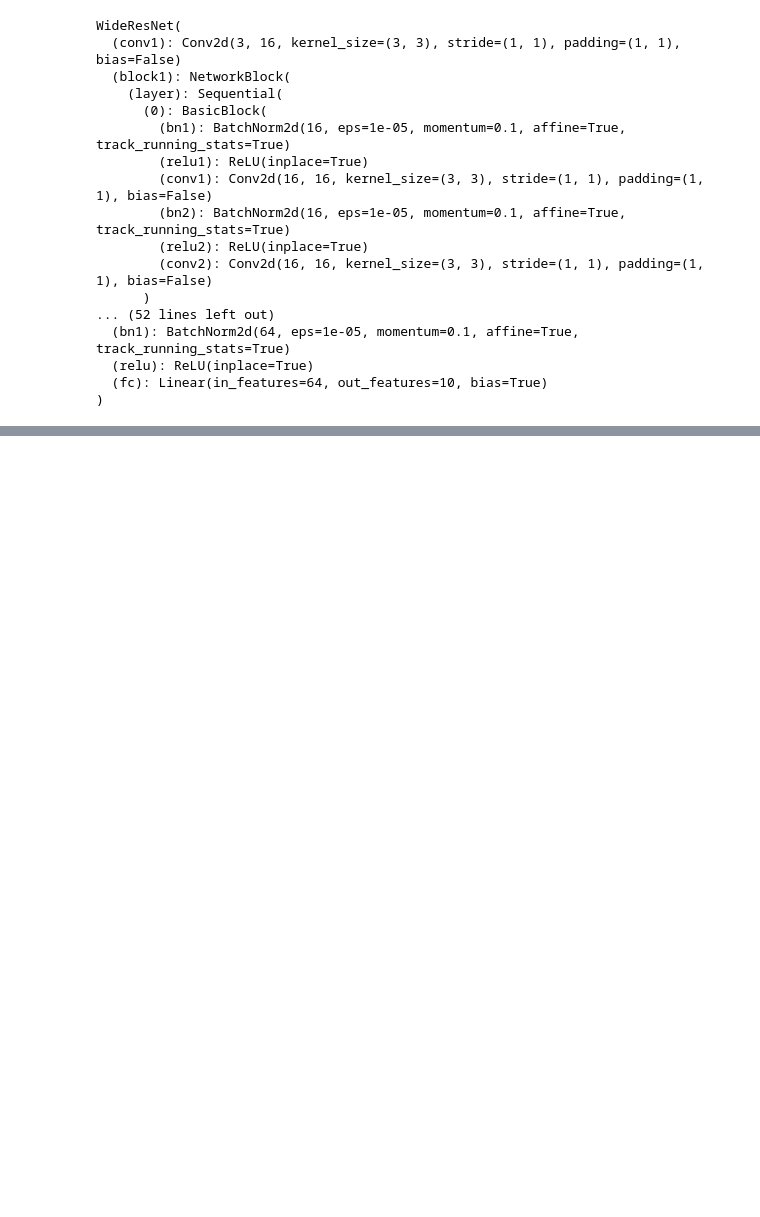
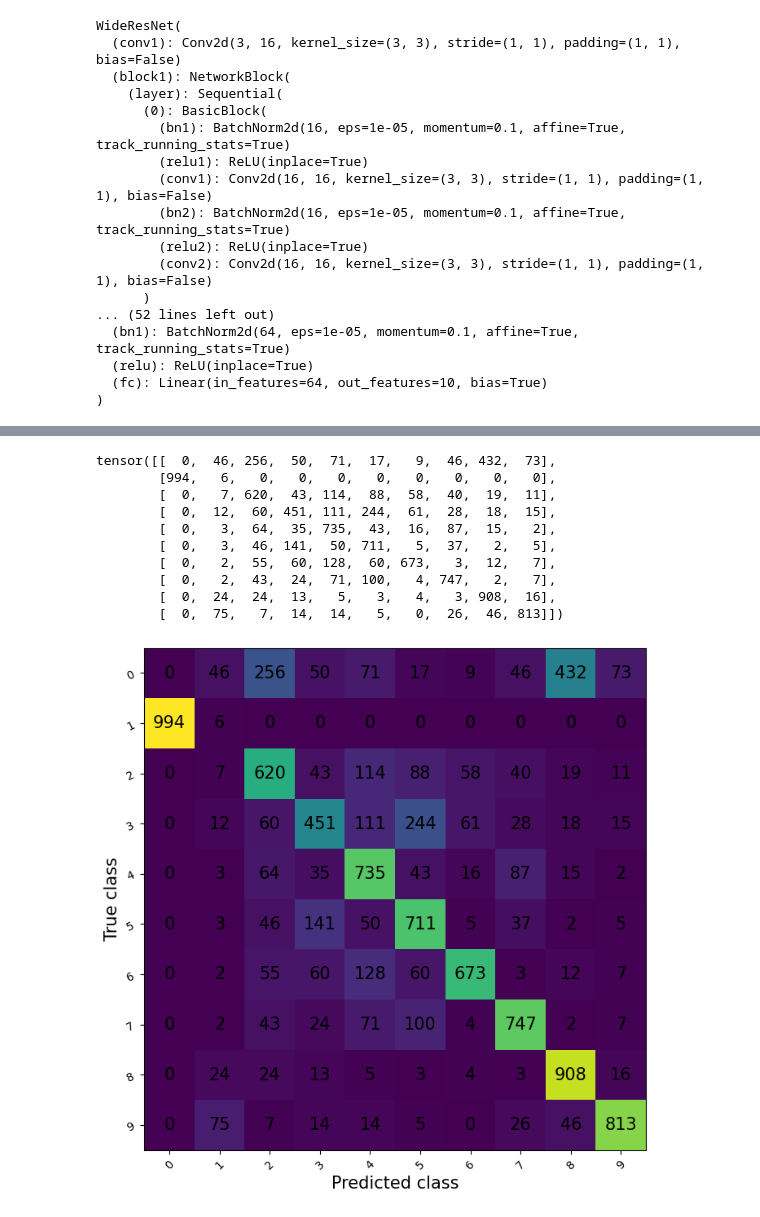
Before and after one commit to mr-pylin/backdoor-attack, a Jupyter notebook: main.ipynb, the cells around one changed output, grey strips where cells are left out. Drawn from its saved outputs; the diff is of its cells as text; code cells hidden in the pictures; blank space fills up the shorter version.

```diff
--- a/main.ipynb
+++ b/main.ipynb
@@ -461,0 +246,3 @@ plt.show()
+# %%
+train_acc = Accuracy(task = 'multiclass', num_classes= len(testset.classes), top_k= 1).to(device)
+# val_acc   = Accuracy(task = 'multiclass', num_classes= len(testset.classes), top_k= 1).to(device)
@@ -461,0 +321,2 @@ plt.show()
+# %%
+model = torch.load(r'./output/models/light.pth')
@@ -461,0 +325,27 @@ plt.show()
+# %%
+test_acc = Accuracy(task = 'multiclass', num_classes= len(testset.classes), top_k= 1).to(device)
+# %%
+model.eval()
+test_loss = 0
+predictions = []
+targets = []
+
+with torch.no_grad():
+    for x, y in testloader:
+
+        # send data to GPU
+        x, y_true = x.to(device), y.to(device)
+
+        # forward
+        y_pred = model(x)
+        loss = criterion(y_pred, y_true)
+
+        # log loss & accuracy
+        test_loss += loss.item() * len(x)
+        test_acc.update(y_pred, y_true)
+
+        predictions.extend(y_pred.argmax(dim= 1).cpu())
+        targets.extend(y_true.cpu())
+
+# log
+print(f"test[loss: {test_loss / len(testset):.5f} - acc: {test_acc.compute().item():.2f}]")
@@ -461,0 +376,24 @@ plt.show()
+# %%
+# confusion matrix
+metric = ConfusionMatrix(task= 'multiclass', num_classes= 10)
+confusion_matrix = metric(torch.tensor(predictions), torch.tensor(targets))
+
+# log
+print(confusion_matrix)
+
+# plot
+fig, ax = plt.subplots(figsize= (8, 8))
+metric.plot(ax= ax)
+plt.show()
+# %% [output]
+tensor([[  0,  46, 256,  50,  71,  17,   9,  46, 432,  73],
+        [994,   6,   0,   0,   0,   0,   0,   0,   0,   0],
+        [  0,   7, 620,  43, 114,  88,  58,  40,  19,  11],
+        [  0,  12,  60, 451, 111, 244,  61,  28,  18,  15],
+        [  0,   3,  64,  35, 735,  43,  16,  87,  15,   2],
+        [  0,   3,  46, 141,  50, 711,   5,  37,   2,   5],
+        [  0,   2,  55,  60, 128,  60, 673,   3,  12,   7],
+        [  0,   2,  43,  24,  71, 100,   4, 747,   2,   7],
+        [  0,  24,  24,  13,   5,   3,   4,   3, 908,  16],
+        [  0,  75,   7,  14,  14,   5,   0,  26,  46, 813]])
+[figure, added]
```
Also changed, not shown: parts of 89 cells of this notebook.
